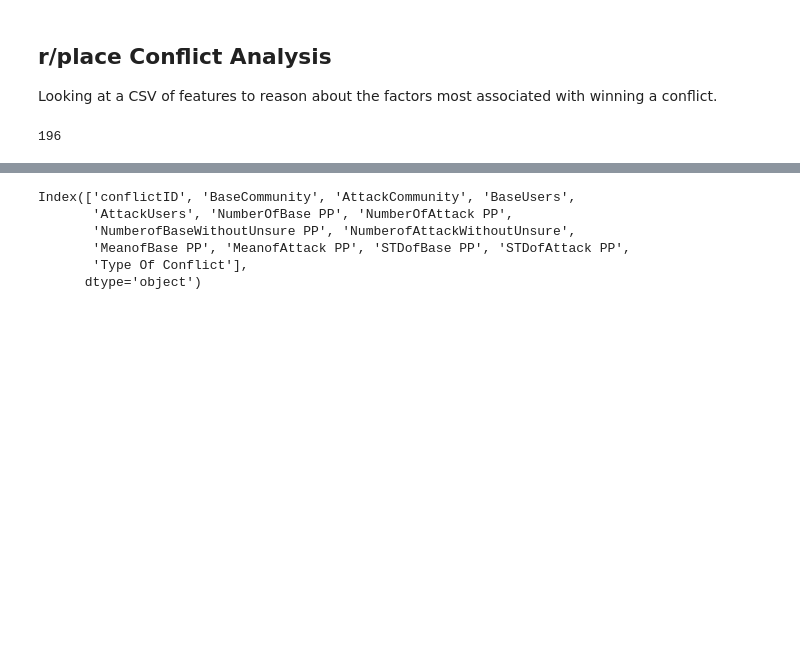
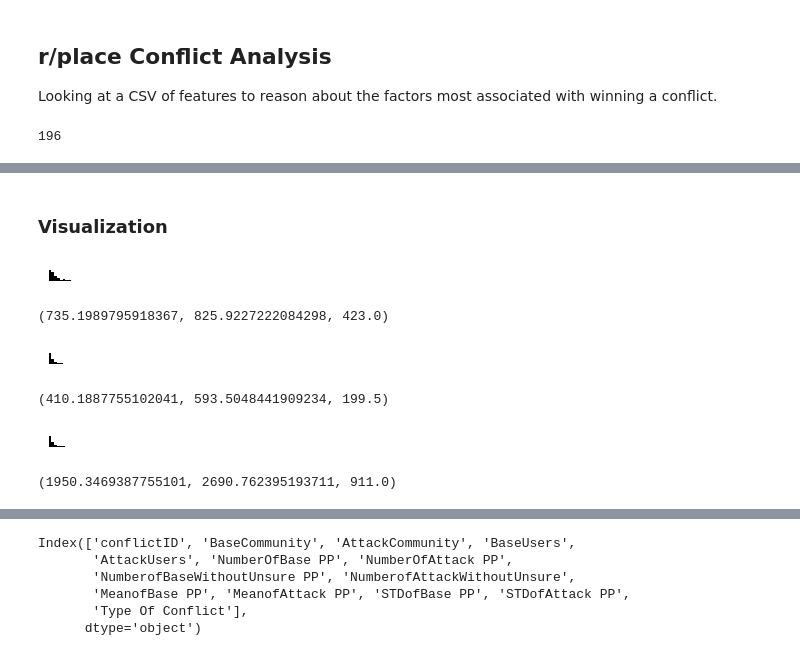
Before and after one commit to PrateekVachher/r-place-project, a Jupyter notebook: ConflictAnalysis/place_conflict_analysis.ipynb, the cells around one changed output, grey strips where cells are left out. Saved outputs shown, nothing was run; the diff lists cells and outputs as text; code cells hidden in the pictures; blank space fills up the shorter version.

Commit message:
Added code to produce figures for poster.

```diff
--- a/ConflictAnalysis/place_conflict_analysis.ipynb
+++ b/ConflictAnalysis/place_conflict_analysis.ipynb
@@ -23,3 +24,82 @@ df.head()
 | 2 | 4546 | Steam\t6.04\npcmasterrace\t4.68\n... | xboxone\t2.52\nWTF\t2.23\nnews\t1... | 240 | 68 | 377 | ... |
 | 3 | 3251 | youtube\t4.65\nRainmeter\t3.31\nT... | BikiniBottomTwitter\t5.46\ngateke... | 2534 | 1689 | 7266 | ... |
 | 4 | 2734 | Undertale\t2.74\nplace\t1.41\nfun... | mildlyinteresting\t2.05\nShowerth... | 117 | 95 | 205 | ... |
+# %% [markdown]
+### Visualization
+# %%
+fig, ax = plt.subplots(1, figsize=(1,0.4), squeeze=True)
+
+plt.hist(df.BaseUsers, log=False, bins=26, align='left', color='black')
+
+ax.set_xticks([])
+ax.set_yticks([])
+plt.axis('off')
+
+plt.tight_layout(pad=0)
+plt.subplots_adjust(top = 0.4, bottom = 0, right = 1, left = 0,
+            hspace = 0, wspace = 0)
+
+plt.margins(0,0)
+plt.gca().xaxis.set_major_locator(plt.NullLocator())
+plt.gca().yaxis.set_major_locator(plt.NullLocator())
+
+bbox = matplotlib.transforms.Bbox.from_bounds(0,0,1,0.2)
+image_filename = "baseusers_hist.pdf"
+plt.savefig(image_filename, format='pdf', dpi=200, pad_inches=0, bbox_inches=bbox) #, transparent=True)
+plt.show()
+np.mean(df.BaseUsers), np.std(df.BaseUsers), np.median(df.BaseUsers)
+# %% [output]
+[figure, added]
+(735.1989795918367, 825.9227222084298, 423.0)
+# %%
+x = df.AttackUsers
+fig, ax = plt.subplots(1, figsize=(1,0.4), squeeze=True)
+
+plt.hist(x, log=False, bins=26, align='left', color='black')
+
+ax.set_xticks([])
+ax.set_yticks([])
+plt.axis('off')
+
+plt.tight_layout(pad=0)
+plt.subplots_adjust(top = 0.4, bottom = 0, right = 1, left = 0,
+            hspace = 0, wspace = 0)
+
+plt.margins(0,0)
+plt.gca().xaxis.set_major_locator(plt.NullLocator())
+plt.gca().yaxis.set_major_locator(plt.NullLocator())
+
+bbox = matplotlib.transforms.Bbox.from_bounds(0,0,1,0.2)
+image_filename = "attackusers_hist.pdf"
+plt.savefig(image_filename, format='pdf', dpi=200, pad_inches=0, bbox_inches=bbox) #, transparent=True)
+plt.show()
+np.mean(x), np.std(x), np.median(x)
+# %% [output]
+[figure, added]
+(410.1887755102041, 593.5048441909234, 199.5)
+# %%
+x = df['NumberOfBase PP']
+fig, ax = plt.subplots(1, figsize=(1,0.4), squeeze=True)
+
+plt.hist(x, log=False, bins=26, align='left', color='black')
+
+ax.set_xticks([])
+ax.set_yticks([])
+plt.axis('off')
+
+plt.tight_layout(pad=0)
+plt.subplots_adjust(top = 0.4, bottom = 0, right = 1, left = 0,
+            hspace = 0, wspace = 0)
+
+plt.margins(0,0)
+plt.gca().xaxis.set_major_locator(plt.NullLocator())
+plt.gca().yaxis.set_major_locator(plt.NullLocator())
+
+bbox = matplotlib.transforms.Bbox.from_bounds(0,0,1,0.2)
+image_filename = "basepp_hist.pdf"
+plt.savefig(image_filename, format='pdf', dpi=200, pad_inches=0, bbox_inches=bbox) #, transparent=True)
+plt.show()
+np.mean(x), np.std(x), np.median(x)
+# %% [output]
+[figure, added]
+(1950.3469387755101, 2690.762395193711, 911.0)
```
Also changed, not shown: parts of 7 cells of this notebook, 5 other files.
